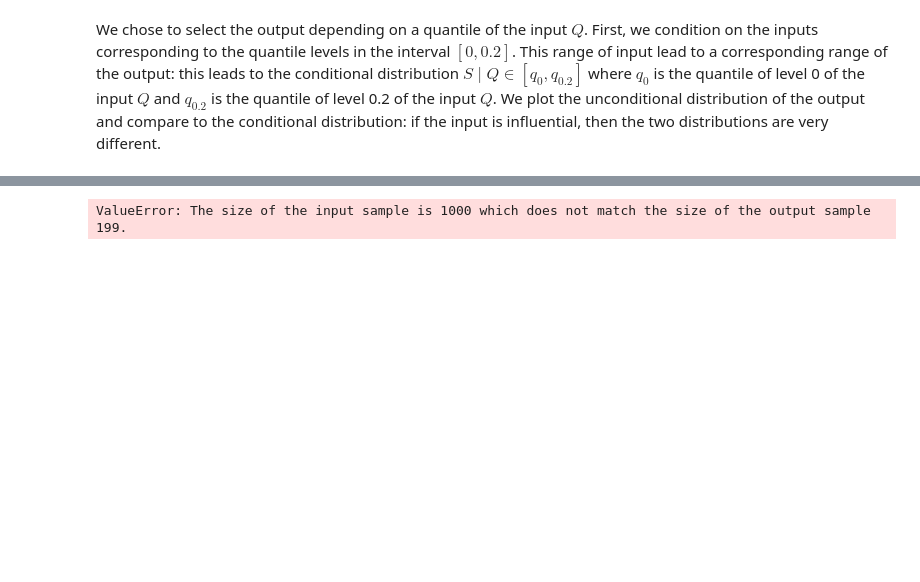
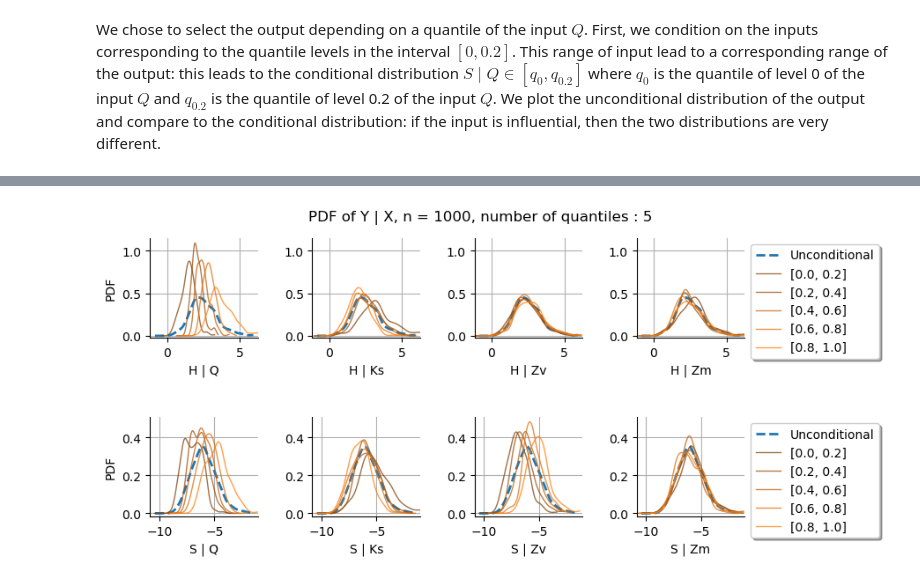
Before and after one commit to tupui/otsensitivity, a Jupyter notebook: examples/demo_plot_condition_input.ipynb, the cells around one changed output, grey strips where cells are left out. Drawn from its saved outputs; the diff is of its cells as text; code cells hidden in the pictures; blank space fills up the shorter version.

Commit message:
Create a plot to condition the input given the output.

```diff
--- a/examples/demo_plot_condition_input.ipynb
+++ b/examples/demo_plot_condition_input.ipynb
@@ -132,10 +132,10 @@ pl.subplots_adjust(wspace=0.4, top=0.8, hspace=0.7)
 # %%
 grid = ots.plotConditionInputQuantileSequence(inputSample, outputSample)
 view = otv.View(
     grid,
-    figure_kw={"figsize": (12.0, 4.0)},
+    figure_kw={"figsize": (10.0, 4.0)},
     legend_kw={"bbox_to_anchor": (1.0, 1.0), "loc": "upper left"},
 )
-pl.subplots_adjust(wspace=0.6, right=0.8, top=0.8, hspace=0.6)
+pl.subplots_adjust(wspace=0.5, right=0.8, top=0.9, hspace=0.8)
 # %% [output]
-ValueError: The size of the input sample is 1000 which does not match the size of the output sample 199.
+[figure, added]
```
Also changed, not shown: parts of 1 cell of this notebook, 4 other files.
